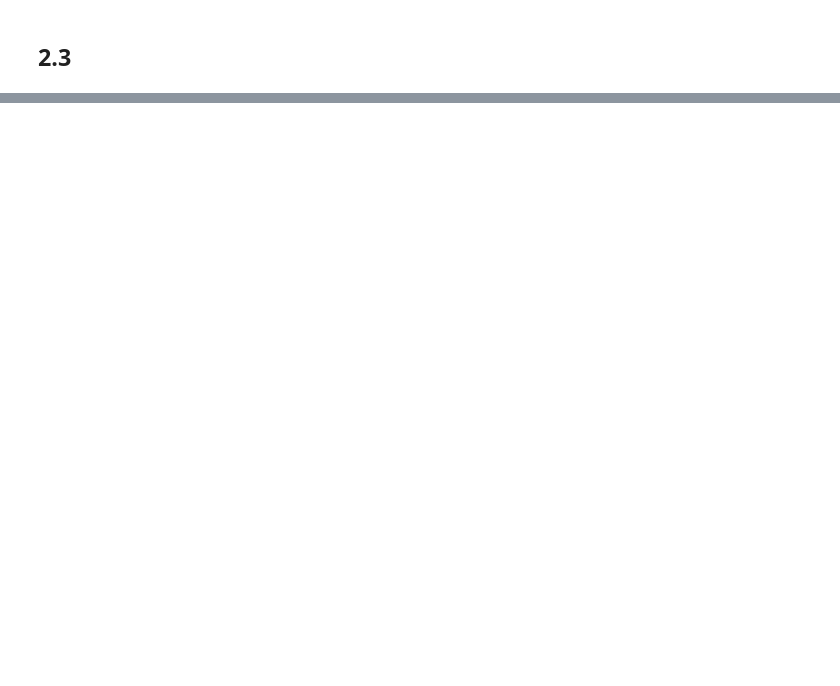
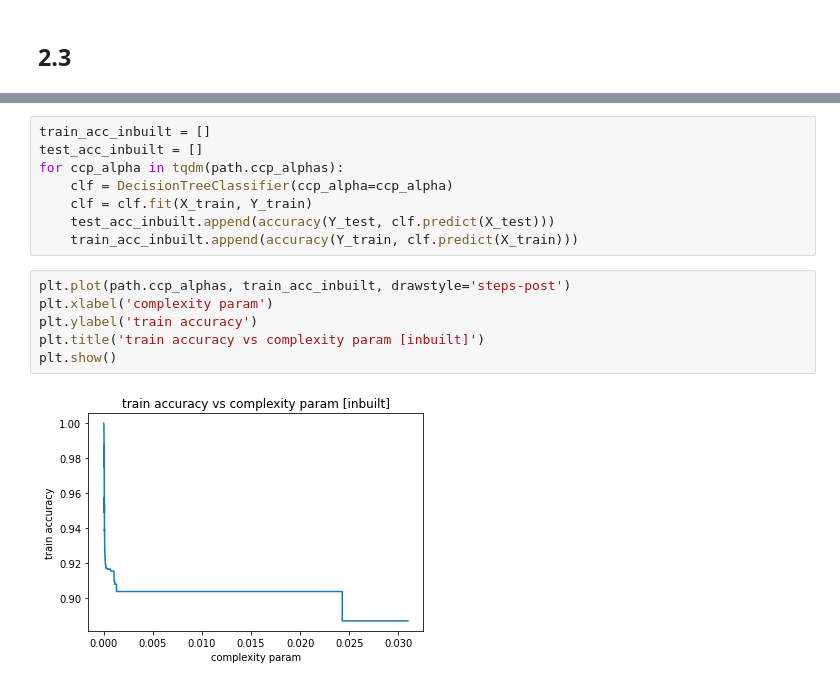
Before and after one commit to dv-rastogi/ml-pg-decision-trees, a Jupyter notebook: 2/2.ipynb, the cells around one changed output, grey strips where cells are left out. Drawn from its saved outputs; the diff is of its cells as text; blank space fills up the shorter version.

Commit message:
update 2, analysis for inbuilt w/ class imbalance

```diff
--- a/2/2.ipynb
+++ b/2/2.ipynb
@@ -283,0 +291,16 @@ plt.plot()
+# %%
+train_acc_inbuilt = []
+test_acc_inbuilt = []
+for ccp_alpha in tqdm(path.ccp_alphas):
+    clf = DecisionTreeClassifier(ccp_alpha=ccp_alpha)
+    clf = clf.fit(X_train, Y_train)
+    test_acc_inbuilt.append(accuracy(Y_test, clf.predict(X_test)))
+    train_acc_inbuilt.append(accuracy(Y_train, clf.predict(X_train)))
+# %%
+plt.plot(path.ccp_alphas, train_acc_inbuilt, drawstyle='steps-post')
+plt.xlabel('complexity param')
+plt.ylabel('train accuracy')
+plt.title('train accuracy vs complexity param [inbuilt]')
+plt.show()
+# %% [output]
+[figure, added]
```
Also changed, not shown: parts of 10 cells of this notebook.
